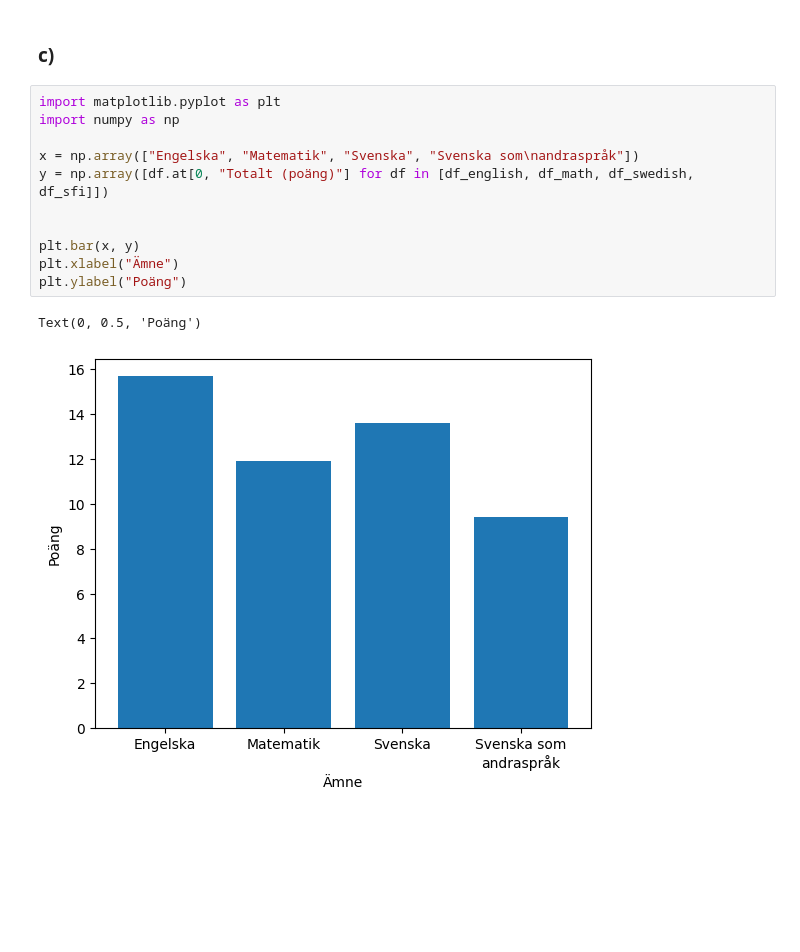
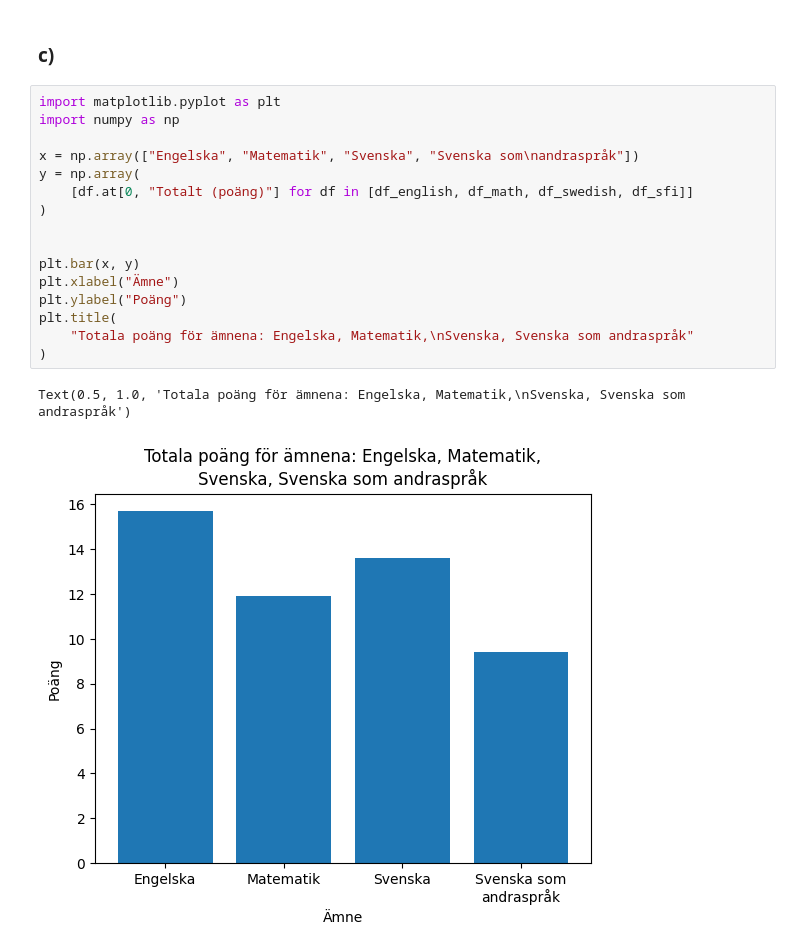
Before and after one commit to LordOfTurtles/Python-Erik-Johansson-OPA23, a Jupyter notebook: labb2/labb2.ipynb, the cells around one changed output. Saved outputs shown, nothing was run; the diff lists cells and outputs as text; blank space fills up the shorter version.

```diff
--- a/labb2/labb2.ipynb
+++ b/labb2/labb2.ipynb
@@ -50,14 +50,19 @@ total_f, girls_f, boys_f
 # %%
 import matplotlib.pyplot as plt
 import numpy as np
 
 x = np.array(["Engelska", "Matematik", "Svenska", "Svenska som\nandraspråk"])
-y = np.array([df.at[0, "Totalt (poäng)"] for df in [df_english, df_math, df_swedish, df_sfi]])
+y = np.array(
+    [df.at[0, "Totalt (poäng)"] for df in [df_english, df_math, df_swedish, df_sfi]]
+)
 
 
 plt.bar(x, y)
 plt.xlabel("Ämne")
 plt.ylabel("Poäng")
+plt.title(
+    "Totala poäng för ämnena: Engelska, Matematik,\nSvenska, Svenska som andraspråk"
+)
 # %% [output]
-Text(0, 0.5, 'Poäng')
+Text(0.5, 1.0, 'Totala poäng för ämnena: Engelska, Matematik,\nSvenska, Svenska som andraspråk')
-[figure, old version]
+[figure, new version]
```
